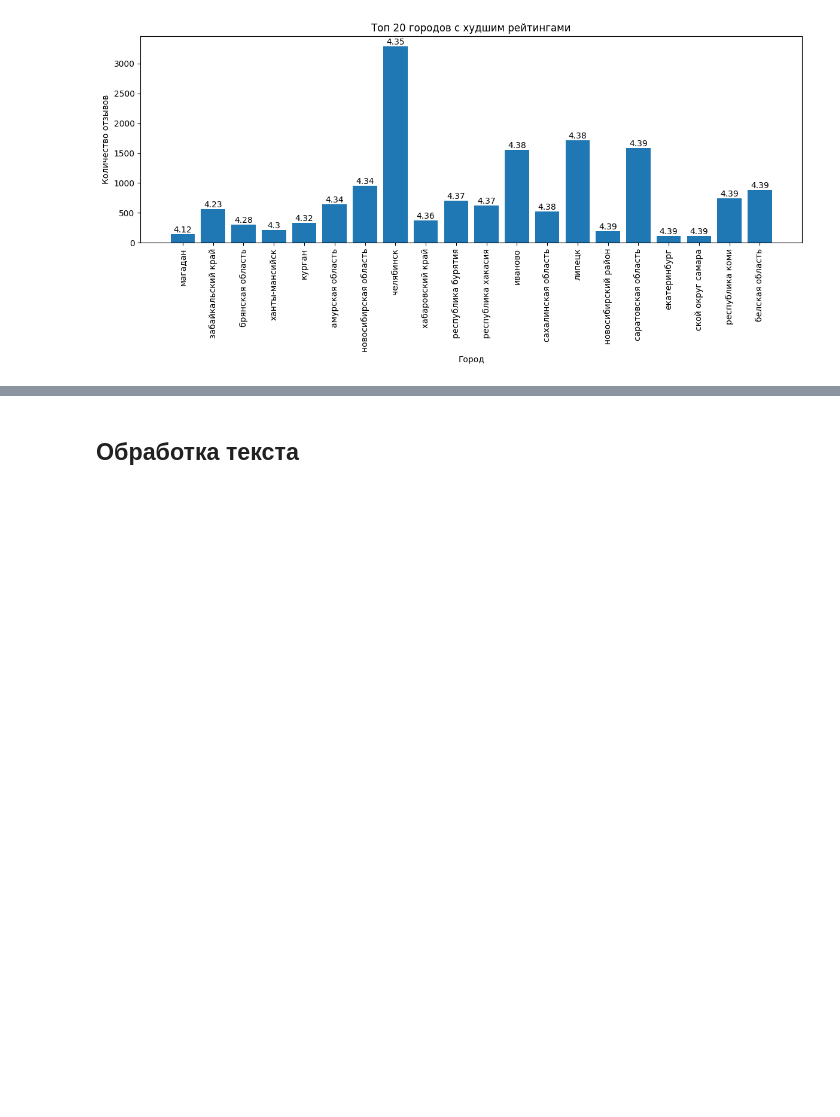
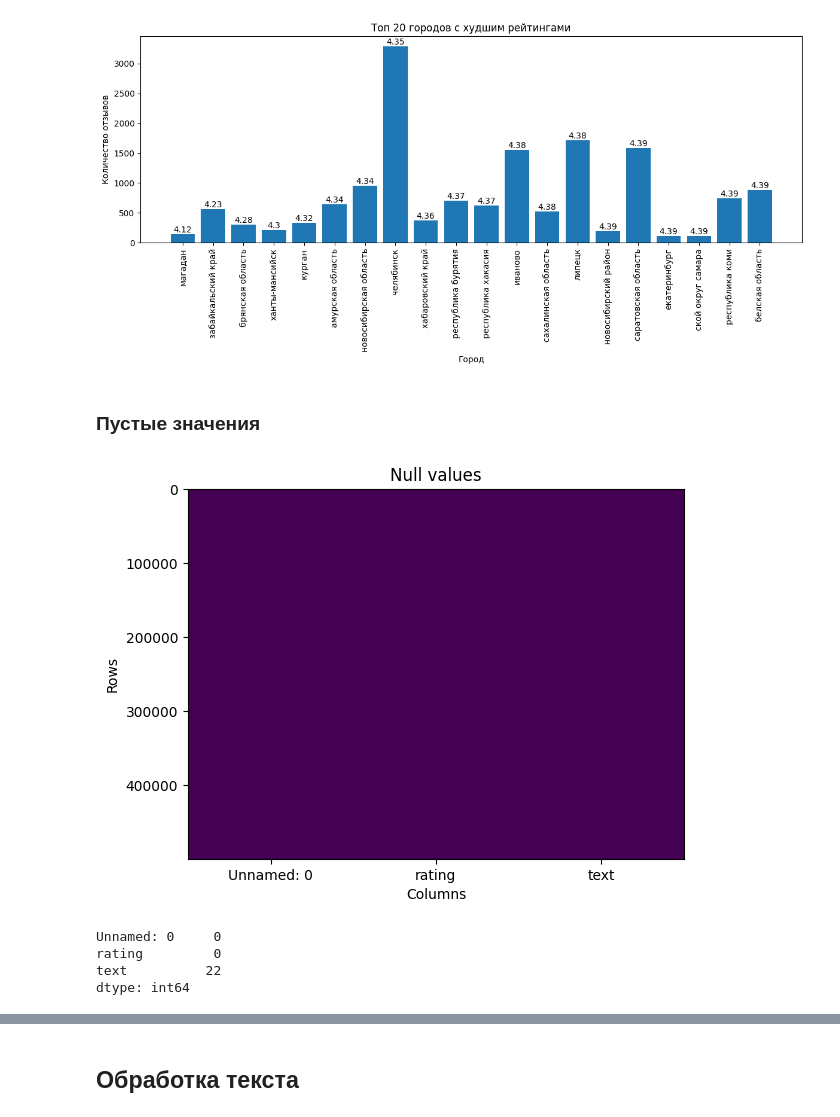
Before and after one commit to anpilove/Sentiment-analysis-Yandex-reviews, a Jupyter notebook: classification_reviews.ipynb, the cells around one changed output, grey strips where cells are left out. Drawn from its saved outputs; the diff is of its cells as text; code cells hidden in the pictures; blank space fills up the shorter version.

```diff
--- a/classification_reviews.ipynb
+++ b/classification_reviews.ipynb
@@ -643,3 +717,24 @@ plt.tight_layout()
 plt.show()
 # %% [output]
 [figure]
+# %% [markdown]
+### Пустые значения
+# %%
+def get_df_null(df: pd.DataFrame) -> None:
+    plt.imshow(df.isna(), aspect="auto", interpolation="nearest", cmap="viridis")
+    plt.title("Null values")
+
+    plt.xlabel("Columns")
+    plt.ylabel("Rows")
+
+    plt.xticks(range(len(df.columns)),df.columns)
+    plt.show()
+    print(df.isna().sum())
+# %%
+get_df_null(df)
+# %% [output]
+[figure, added]
+Unnamed: 0     0
+rating         0
+text          22
+dtype: int64
```
Also changed, not shown: parts of 79 cells of this notebook.
